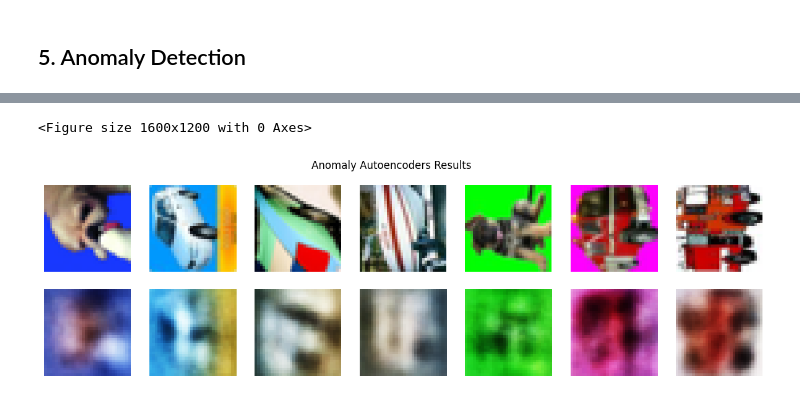
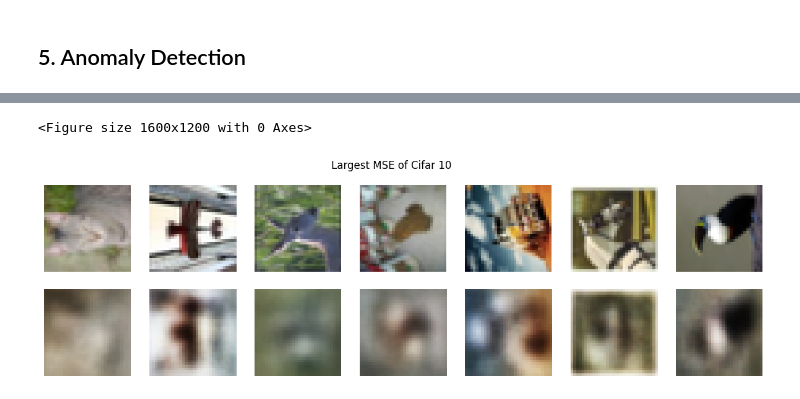
Before and after one commit to JHermosillaD/Autoencoders, a Jupyter notebook: Autoencoder.ipynb, the cells around one changed output, grey strips where cells are left out. Saved outputs shown, nothing was run; the diff lists cells and outputs as text; code cells hidden in the pictures.

```diff
--- a/Autoencoder.ipynb
+++ b/Autoencoder.ipynb
@@ -361,6 +726,5 @@ plt.show()
 ## 3. Sparse Autoencoders
 # %%
 # Additional hyperparameters
-beta = 0.0001
-rho  = 0.05
+Gridbeta = {'beta': [0.01, 0.05, 0.1, 0.2]}
 # %%
@@ -458,6 +944,11 @@ noise = 0.1
 # %%
+# Cifar 10
 denoising_model = Autoencoder(input_dimension_, laten_dimension_, encoder_neurons_, decoder_neurons_)
 denoising_model.to(dev)
+
+# Cifar 100
+denoising_model2 = Autoencoder(input_dimension_, laten_dimension_, encoder_neurons_, decoder_neurons_)
+denoising_model2.to(dev)
 # %% [output]
 Autoencoder(
   (encoder): Sequential(
@@ -553,12 +1224,13 @@ plt.show()
 # Additional hyperparameters
 anomaly_sample = 7
 # %%
+# Cifar 10
 all_images = []
 anomaly_loss = []
 feature_images = []
 target_images = []
 with torch.no_grad():
-    for anomaly_images, _ in train_loader:
+    for anomaly_images, _ in test_loader:
         anomaly_images = anomaly_images.to(dev)
         anomaly_recon = model(anomaly_images)
         anomaly_flat_images = anomaly_images.view(anomaly_images.size(0), -1)
@@ -569,3 +1241,9 @@ with torch.no_grad():
           feature_images.append(anomaly_images[i_batch])
           target_images.append(anomaly_recon[i_batch].view(3, 32, 32))
 anomaly_loss = np.array(anomaly_loss)
+
+plt.hist(anomaly_loss, bins=500, color='grey')
+plt.title('Distribution of Cifar 10')
+plt.xlabel("MSE")
+plt.ylabel("count")
+plt.show()
@@ -580,0 +1252,24 @@ anomalies_indx = np.argsort(anomaly_loss)[-anomaly_sample:]
+# %%
+# Cifar 100
+all_images = []
+anomaly_loss = []
+feature_images2 = []
+target_images2 = []
+with torch.no_grad():
+    for anomaly_images, _ in test_loader2:
+        anomaly_images = anomaly_images.to(dev)
+        anomaly_recon = model2(anomaly_images)
+        anomaly_flat_images = anomaly_images.view(anomaly_images.size(0), -1)
+        batch_size = anomaly_recon.shape[0]
+        for i_batch in range(batch_size):
+          i_loss = criterion2(anomaly_recon[i_batch],anomaly_flat_images[i_batch]).cpu()
+          anomaly_loss.append(i_loss.numpy())
+          feature_images2.append(anomaly_images[i_batch])
+          target_images2.append(anomaly_recon[i_batch].view(3, 32, 32))
+anomaly_loss2 = np.array(anomaly_loss)
+
+plt.hist(anomaly_loss2, bins=500, color='grey')
+plt.title('Distribution of Cifar 100')
+plt.xlabel("MSE")
+plt.ylabel("count")
+plt.show()
@@ -581,13 +1278,15 @@ anomalies_indx = np.argsort(anomaly_loss)[-anomaly_sample:]
 # %%
+# Cifar 10
+anomalies_indx = np.argsort(anomaly_loss)[-anomaly_sample:]
 plt.figure(dpi=250)
 fig, ax = plt.subplots(2, anomaly_sample, figsize=(15, 4))
-fig.suptitle('Anomaly Autoencoders Results')
+fig.suptitle('Largest MSE of Cifar 10')
 for i in range(anomaly_sample):
     ax[0, i].imshow(feature_images[anomalies_indx[i]].cpu().numpy().T)
     ax[1, i].imshow(target_images[anomalies_indx[i]].cpu().numpy().T)
     ax[0, i].axis('OFF')
     ax[1, i].axis('OFF')
 plt.show()
 # %% [output]
 <Figure size 1600x1200 with 0 Axes>
-[figure, old version]
+[figure, new version]
```
Also changed, not shown: parts of 36 cells of this notebook.
